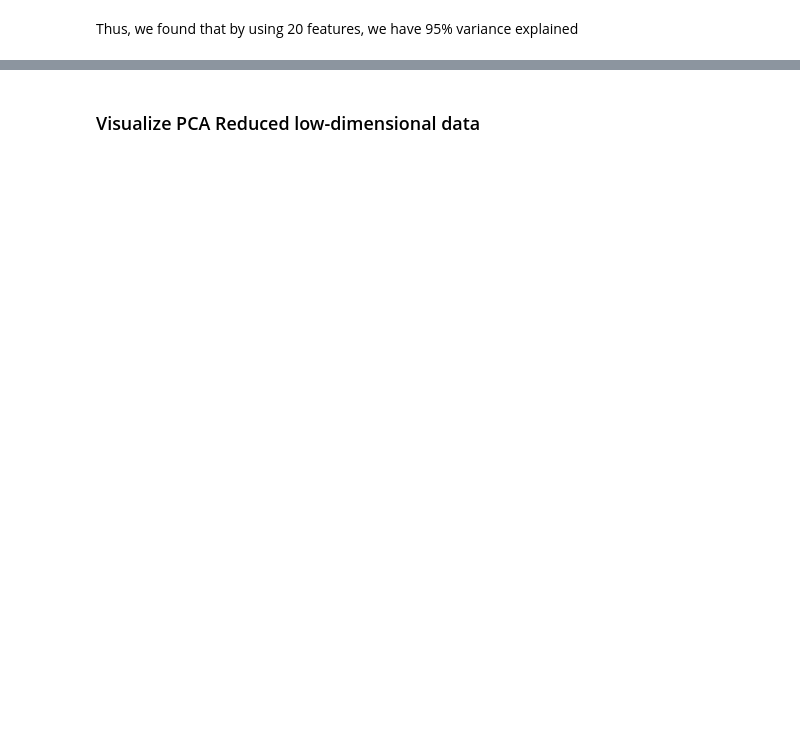
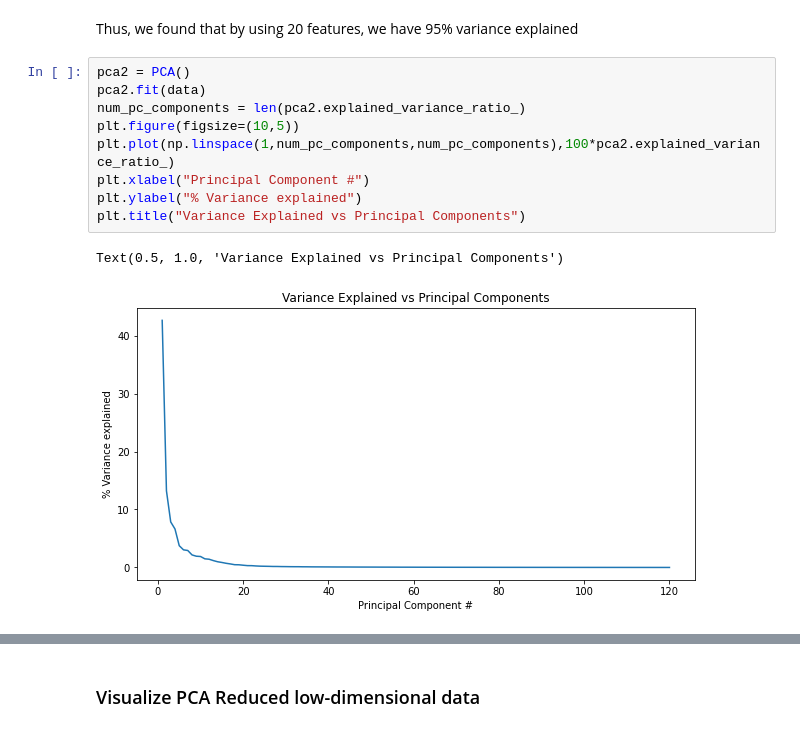
Before and after one commit to JumjieYang/COVID19-ML, a Jupyter notebook: visualize.ipynb, the cells around one changed output, grey strips where cells are left out. Drawn from its saved outputs; the diff is of its cells as text; blank space fills up the shorter version.

```diff
--- a/visualize.ipynb
+++ b/visualize.ipynb
@@ -66,3 +66,15 @@ plt.show()
 # %% [markdown]
 Thus, we found that by using 20 features, we have 95% variance explained
+# %%
+pca2 = PCA()
+pca2.fit(data)
+num_pc_components = len(pca2.explained_variance_ratio_)
+plt.figure(figsize=(10,5))
+plt.plot(np.linspace(1,num_pc_components,num_pc_components),100*pca2.explained_variance_ratio_)
+plt.xlabel("Principal Component #")
+plt.ylabel("% Variance explained")
+plt.title("Variance Explained vs Principal Components")
+# %% [output]
+Text(0.5, 1.0, 'Variance Explained vs Principal Components')
+[figure, added]
 # %%
```
Also changed, not shown: parts of 5 cells of this notebook.
